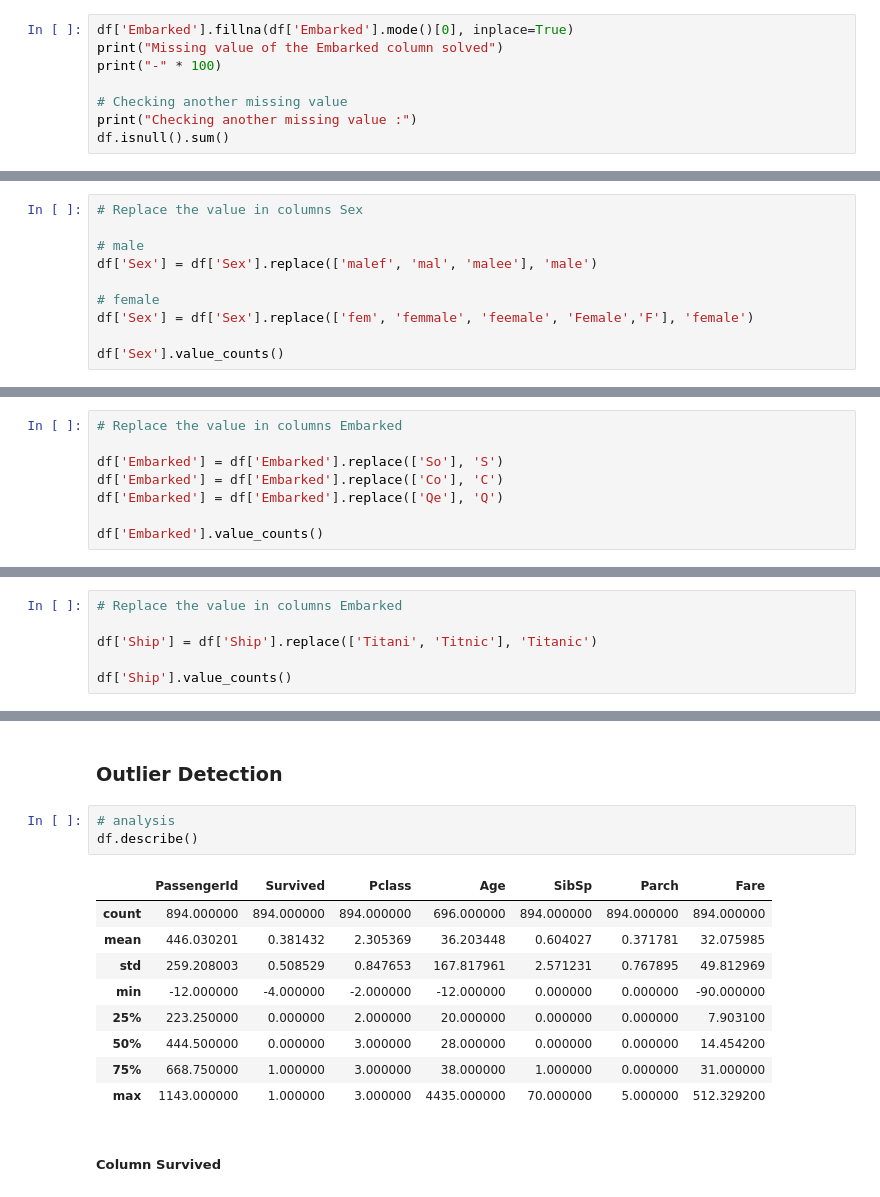
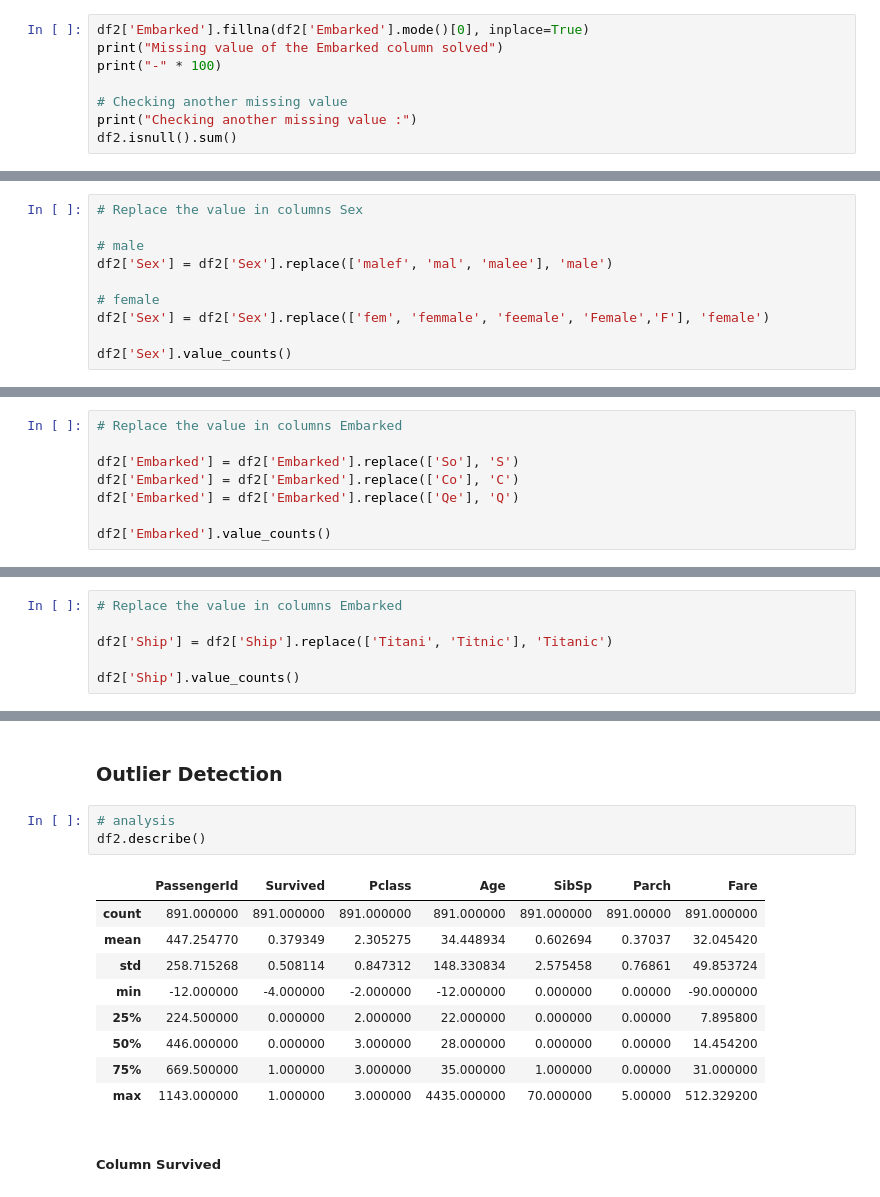
Before and after one commit to andywoww/Data_Mining, a Jupyter notebook: Data Cleaning_Dandy Wibowo.ipynb, the cells around one changed output, grey strips where cells are left out. Drawn from its saved outputs; the diff is of its cells as text.

```diff
--- a/Data Cleaning_Dandy Wibowo.ipynb
+++ b/Data Cleaning_Dandy Wibowo.ipynb
@@ -342,13 +396,13 @@ Name: Embarked, dtype: object
 # %% [markdown]
 Since the most frequent data is "S", the missing value in this table will be "S".
 # %%
-df['Embarked'].fillna(df['Embarked'].mode()[0], inplace=True)
+df2['Embarked'].fillna(df2['Embarked'].mode()[0], inplace=True)
 print("Missing value of the Embarked column solved")
 print("-" * 100)
 
 # Checking another missing value
 print("Checking another missing value :")
-df.isnull().sum()
+df2.isnull().sum()
 # %% [output]
 Missing value of the Embarked column solved
 ----------------------------------------------------------------------------------------------------
@@ -395,10 +449,10 @@ The labels malef, male, and malee change to male. Then, fem, femmale, feemale, F
 # Replace the value in columns Sex
 
 # male
-df['Sex'] = df['Sex'].replace(['malef', 'mal', 'malee'], 'male')
+df2['Sex'] = df2['Sex'].replace(['malef', 'mal', 'malee'], 'male')
 
 # female
-df['Sex'] = df['Sex'].replace(['fem', 'femmale', 'feemale', 'Female','F'], 'female')
+df2['Sex'] = df2['Sex'].replace(['fem', 'femmale', 'feemale', 'Female','F'], 'female')
 
-df['Sex'].value_counts()
+df2['Sex'].value_counts()
 # %% [output]
@@ -426,9 +480,9 @@ Qe into Q
 # %%
 # Replace the value in columns Embarked
 
-df['Embarked'] = df['Embarked'].replace(['So'], 'S')
-df['Embarked'] = df['Embarked'].replace(['Co'], 'C')
-df['Embarked'] = df['Embarked'].replace(['Qe'], 'Q')
+df2['Embarked'] = df2['Embarked'].replace(['So'], 'S')
+df2['Embarked'] = df2['Embarked'].replace(['Co'], 'C')
+df2['Embarked'] = df2['Embarked'].replace(['Qe'], 'Q')
 
-df['Embarked'].value_counts()
+df2['Embarked'].value_counts()
 # %% [output]
@@ -450,7 +504,7 @@ As we can see, there are some values. It suppose Titanic. Then, we replace Titan
 # %%
 # Replace the value in columns Embarked
 
-df['Ship'] = df['Ship'].replace(['Titani', 'Titnic'], 'Titanic')
+df2['Ship'] = df2['Ship'].replace(['Titani', 'Titnic'], 'Titanic')
 
-df['Ship'].value_counts()
+df2['Ship'].value_counts()
 # %% [output]
@@ -470,17 +524,17 @@ The Results
 ### Outlier Detection
 # %%
 # analysis
-df.describe()
+df2.describe()
 # %% [output]
 |  | PassengerId | Survived | Pclass | Age | SibSp | Parch | Fare |
-| count | 894.000000 | 894.000000 | 894.000000 | 696.000000 | 894.000000 | 894.000000 | 894.000000 |
-| mean | 446.030201 | 0.381432 | 2.305369 | 36.203448 | 0.604027 | 0.371781 | 32.075985 |
-| std | 259.208003 | 0.508529 | 0.847653 | 167.817961 | 2.571231 | 0.767895 | 49.812969 |
-| min | -12.000000 | -4.000000 | -2.000000 | -12.000000 | 0.000000 | 0.000000 | -90.000000 |
-| 25% | 223.250000 | 0.000000 | 2.000000 | 20.000000 | 0.000000 | 0.000000 | 7.903100 |
-| 50% | 444.500000 | 0.000000 | 3.000000 | 28.000000 | 0.000000 | 0.000000 | 14.454200 |
-| 75% | 668.750000 | 1.000000 | 3.000000 | 38.000000 | 1.000000 | 0.000000 | 31.000000 |
-| max | 1143.000000 | 1.000000 | 3.000000 | 4435.000000 | 70.000000 | 5.000000 | 512.329200 |
+| count | 891.000000 | 891.000000 | 891.000000 | 891.000000 | 891.000000 | 891.00000 | 891.000000 |
+| mean | 447.254770 | 0.379349 | 2.305275 | 34.448934 | 0.602694 | 0.37037 | 32.045420 |
+| std | 258.715268 | 0.508114 | 0.847312 | 148.330834 | 2.575458 | 0.76861 | 49.853724 |
+| min | -12.000000 | -4.000000 | -2.000000 | -12.000000 | 0.000000 | 0.00000 | -90.000000 |
+| 25% | 224.500000 | 0.000000 | 2.000000 | 22.000000 | 0.000000 | 0.00000 | 7.895800 |
+| 50% | 446.000000 | 0.000000 | 3.000000 | 28.000000 | 0.000000 | 0.00000 | 14.454200 |
+| 75% | 669.500000 | 1.000000 | 3.000000 | 35.000000 | 1.000000 | 0.00000 | 31.000000 |
+| max | 1143.000000 | 1.000000 | 3.000000 | 4435.000000 | 70.000000 | 5.00000 | 512.329200 |
 # %% [markdown]
 ##### Column Survived
 # %%
```
Also changed, not shown: parts of 71 cells of this notebook.
